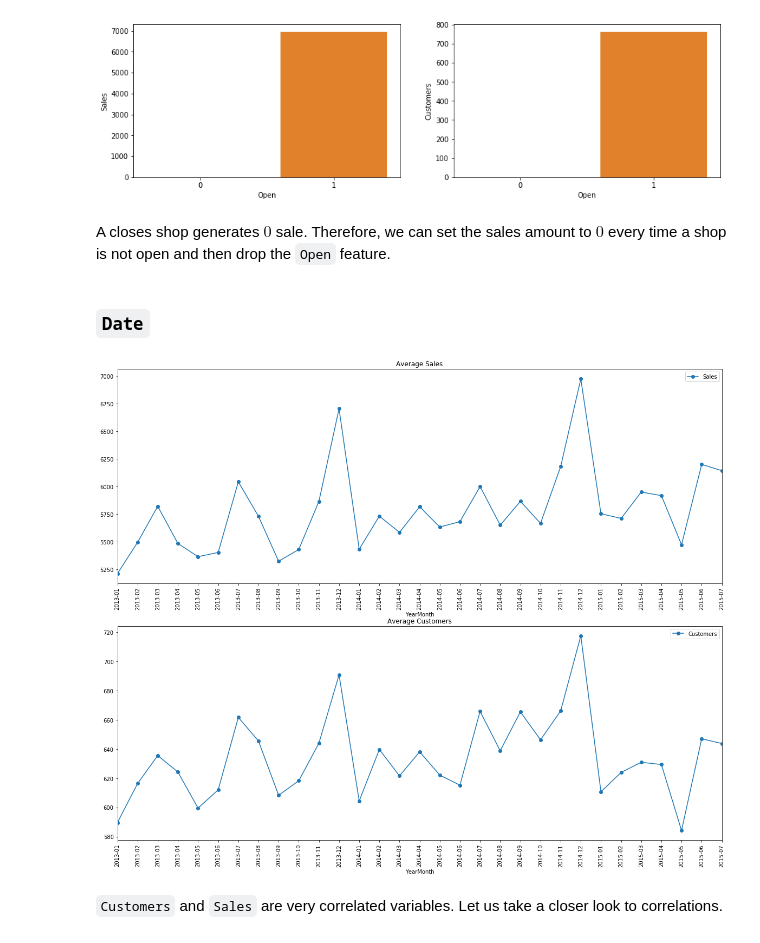
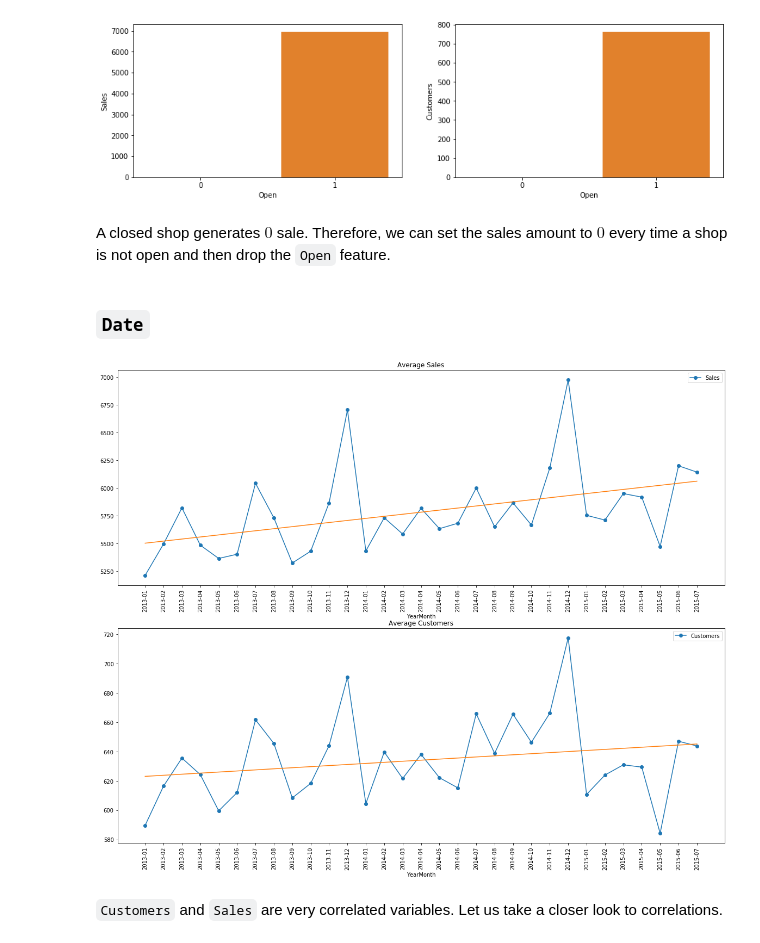
Before and after one commit to BWallyn/PredictSales, a Jupyter notebook: Rossmann_Stores_Analysis.ipynb, the cells around one changed output. Saved outputs shown, nothing was run; the diff lists cells and outputs as text; code cells hidden in the pictures.

```diff
--- a/Rossmann_Stores_Analysis.ipynb
+++ b/Rossmann_Stores_Analysis.ipynb
@@ -284,7 +290,7 @@ sns.barplot(x='Open', y='Customers', data=train, ax=axis2)
 <matplotlib.axes._subplots.AxesSubplot at 0x...>
 [figure]
 # %% [markdown]
-A closes shop generates $0$ sale. Therefore, we can set the sales amount to $0$ every time a shop is not open and then drop the `Open` feature.
+A closed shop generates $0$ sale. Therefore, we can set the sales amount to $0$ every time a shop is not open and then drop the `Open` feature.
 # %% [markdown]
 ### `Date`
 # %%
@@ -303,18 +309,27 @@ train['WeekOfYear'] = train.Date.dt.weekofyear
 # %%
 # group by (Year-Month) and get average Sales and Customers
 average_sales = train.groupby('YearMonth')['Sales'].mean()
 average_customers = train.groupby('YearMonth')['Customers'].mean()
 
+# Linear regression
+dates = range(len(train.YearMonth.unique()))
+m1, b1 = np.polyfit(dates, average_sales, 1)
+m2, b2 = np.polyfit(dates, average_customers, 1)
+
+
+
 # Plot average Sales and Customers over time (Year-Month)
 fig, (axis1, axis2) = plt.subplots(2, 1, figsize=(20, 16))
 ax = average_sales.plot(legend=True, ax=axis1, marker='o', title='Average Sales')
+ax.plot(m1*dates + b1)
 ax.set_xticks(range(len(average_sales)))
 xlabels = ax.set_xticklabels(average_sales.index.tolist(), rotation=90)
 ax = average_customers.plot(legend=True, ax=axis2, marker='o', title='Average Customers')
+ax.plot(m2*dates + b2)
 ax.set_xticks(range(len(average_customers)))
 xlabels = ax.set_xticklabels(average_customers.index.tolist(), rotation=90)
 # %% [output]
-[figure, old version]
+[figure, new version]
 # %% [markdown]
 `Customers` and `Sales` are very correlated variables. Let us take a closer look to correlations.
 # %%
```
Also changed, not shown: parts of 8 cells of this notebook.
